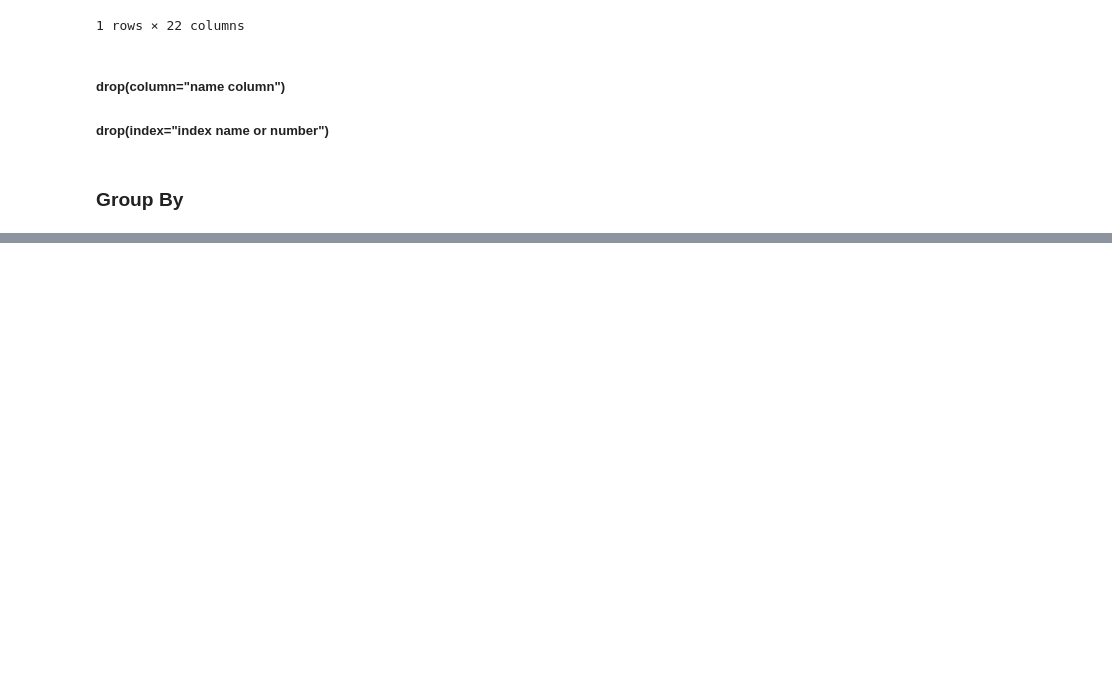
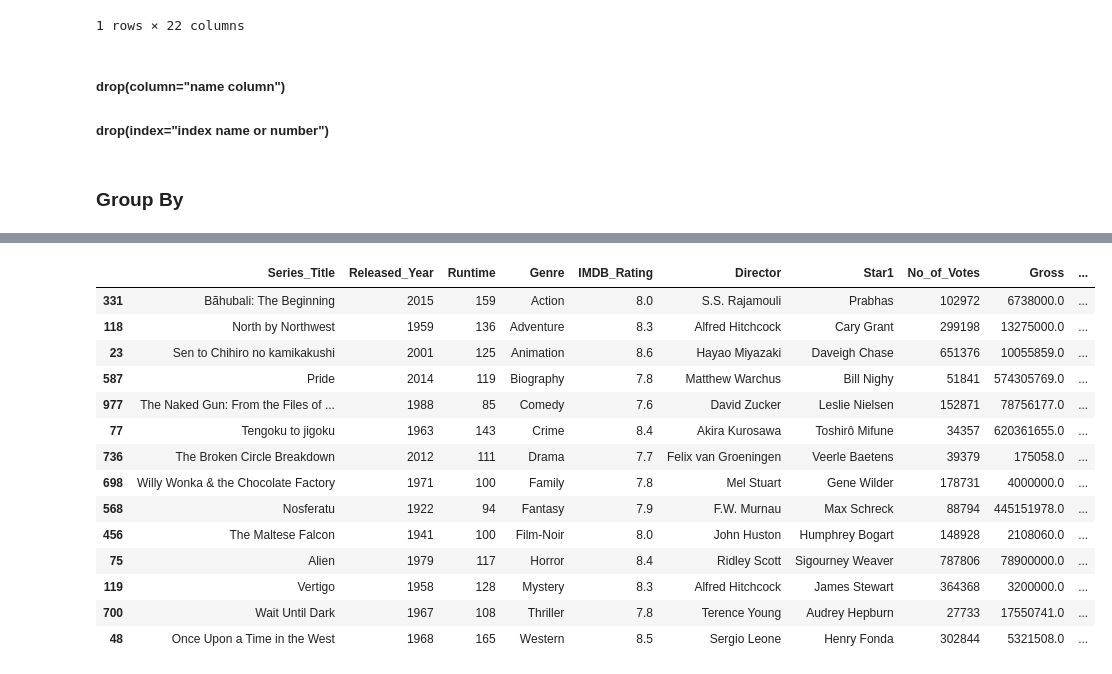
Before and after one commit to akhileshdutt/DataScience_learning, a Jupyter notebook: Revision_libraries/pandas.ipynb, the cells around one changed output, grey strips where cells are left out. Drawn from its saved outputs; the diff is of its cells as text; code cells hidden in the pictures; blank space fills up the shorter version.

```diff
--- a/Revision_libraries/pandas.ipynb
+++ b/Revision_libraries/pandas.ipynb
@@ -1944,0 +2231,18 @@ ipl[(ipl["City"]=="Delhi") & (ipl["did_virat_kohli_play"]==True)].drop_duplicate
+# %%
+genres.sample()
+# %% [output]
+|  | Series_Title | Released_Year | Runtime | Genre | IMDB_Rating | Director | Star1 | No_of_Votes | Gross | ... |
+| 331 | Bãhubali: The Beginning | 2015 | 159 | Action | 8.0 | S.S. Rajamouli | Prabhas | 102972 | 6738000.0 | ... |
+| 118 | North by Northwest | 1959 | 136 | Adventure | 8.3 | Alfred Hitchcock | Cary Grant | 299198 | 13275000.0 | ... |
+| 23 | Sen to Chihiro no kamikakushi | 2001 | 125 | Animation | 8.6 | Hayao Miyazaki | Daveigh Chase | 651376 | 10055859.0 | ... |
+| 587 | Pride | 2014 | 119 | Biography | 7.8 | Matthew Warchus | Bill Nighy | 51841 | 574305769.0 | ... |
+| 977 | The Naked Gun: From the Files of ... | 1988 | 85 | Comedy | 7.6 | David Zucker | Leslie Nielsen | 152871 | 78756177.0 | ... |
+| 77 | Tengoku to jigoku | 1963 | 143 | Crime | 8.4 | Akira Kurosawa | Toshirô Mifune | 34357 | 620361655.0 | ... |
+| 736 | The Broken Circle Breakdown | 2012 | 111 | Drama | 7.7 | Felix van Groeningen | Veerle Baetens | 39379 | 175058.0 | ... |
+| 698 | Willy Wonka & the Chocolate Factory | 1971 | 100 | Family | 7.8 | Mel Stuart | Gene Wilder | 178731 | 4000000.0 | ... |
+| 568 | Nosferatu | 1922 | 94 | Fantasy | 7.9 | F.W. Murnau | Max Schreck | 88794 | 445151978.0 | ... |
+| 456 | The Maltese Falcon | 1941 | 100 | Film-Noir | 8.0 | John Huston | Humphrey Bogart | 148928 | 2108060.0 | ... |
+| 75 | Alien | 1979 | 117 | Horror | 8.4 | Ridley Scott | Sigourney Weaver | 787806 | 78900000.0 | ... |
+| 119 | Vertigo | 1958 | 128 | Mystery | 8.3 | Alfred Hitchcock | James Stewart | 364368 | 3200000.0 | ... |
+| 700 | Wait Until Dark | 1967 | 108 | Thriller | 7.8 | Terence Young | Audrey Hepburn | 27733 | 17550741.0 | ... |
+| 48 | Once Upon a Time in the West | 1968 | 165 | Western | 8.5 | Sergio Leone | Henry Fonda | 302844 | 5321508.0 | ... |
```
Also changed, not shown: parts of 47 cells of this notebook, 1 other file.
